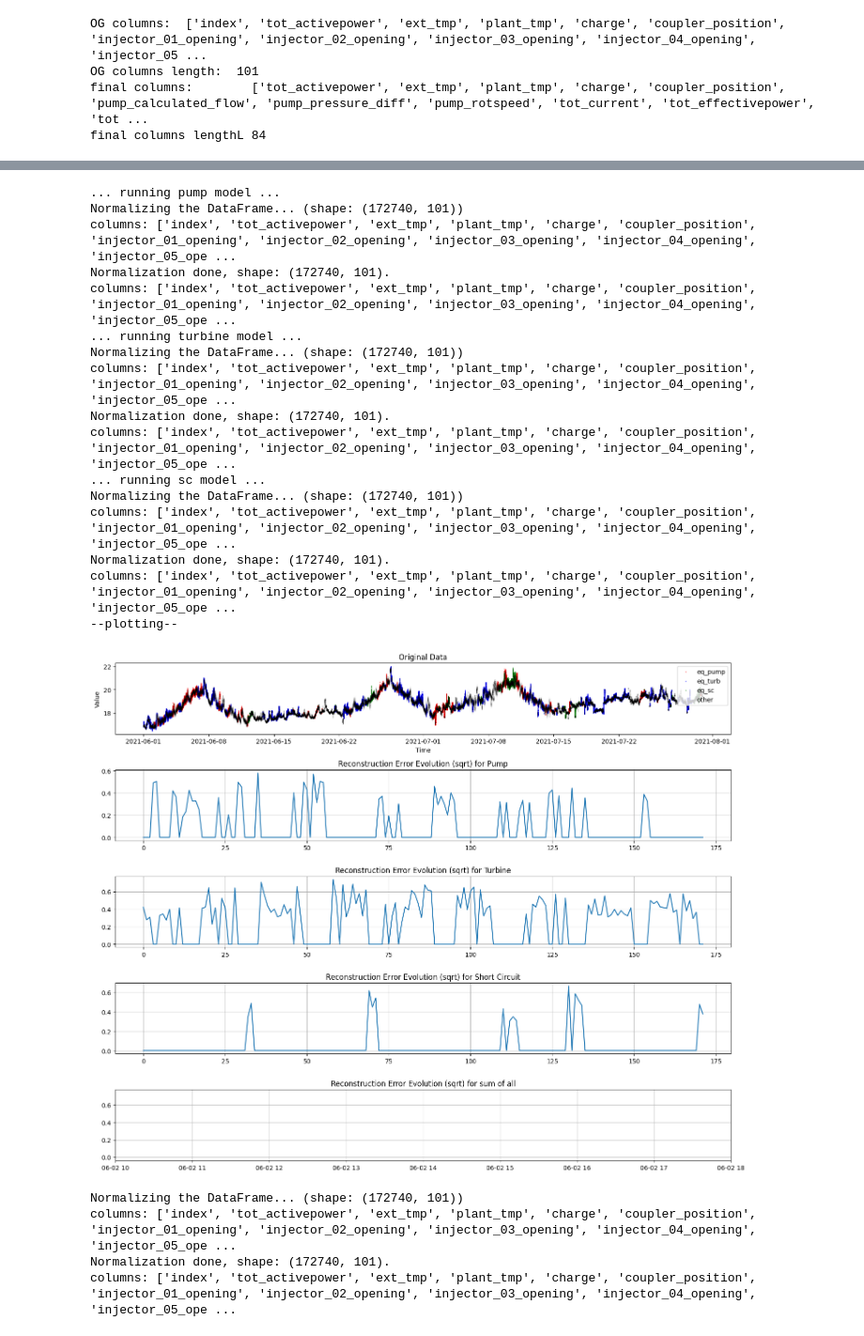
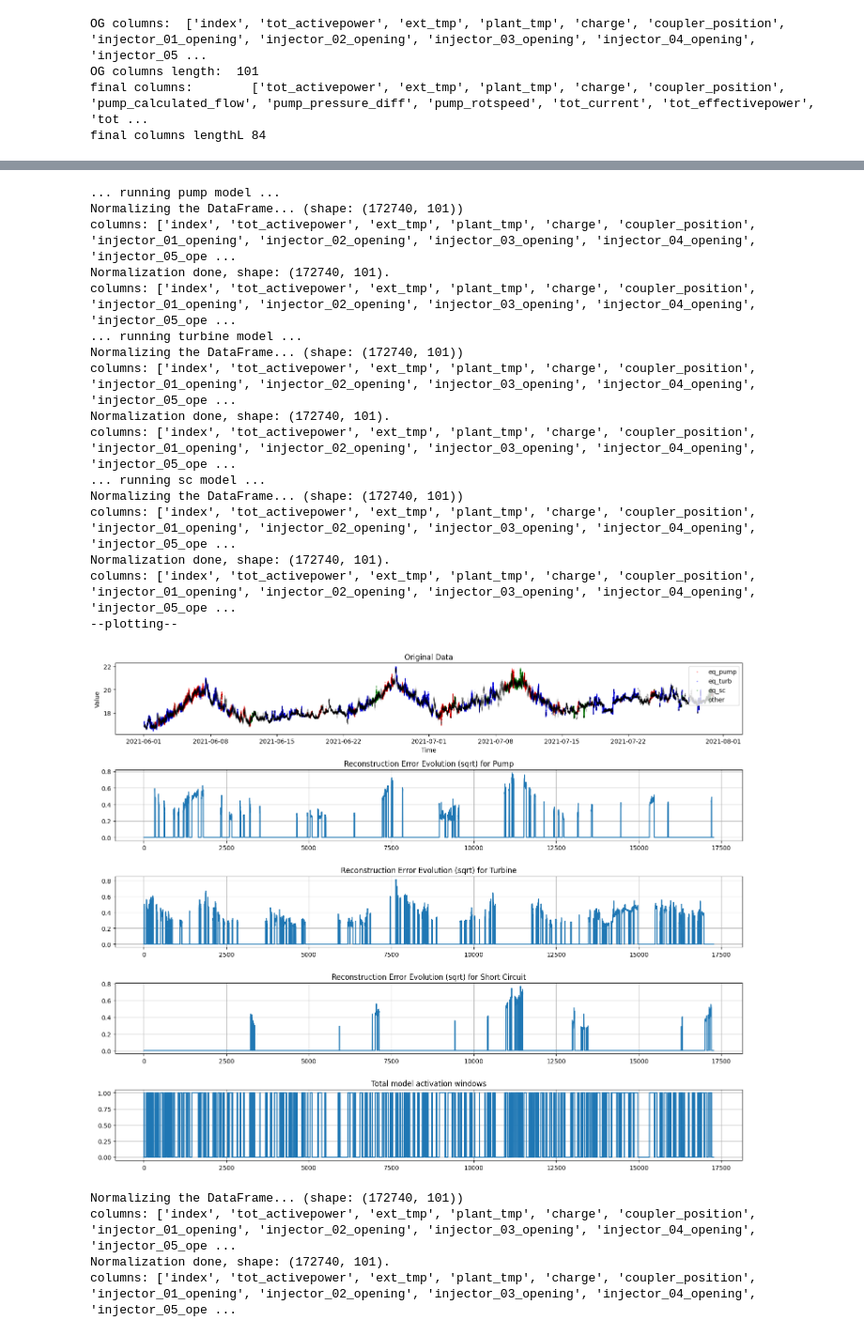
Before and after one commit to JadBh/Machine-Learning-for-Predictive-Maintenance-project, a Jupyter notebook: Cleaned_a_bit _more.ipynb, the cells around one changed output, grey strips where cells are left out. Shown at 94% size. Cells and saved outputs as stored; diff of their text form; code cells hidden in the pictures.

```diff
--- a/Cleaned_a_bit _more.ipynb
+++ b/Cleaned_a_bit _more.ipynb
@@ -96,7 +96,7 @@ vg5_train_meas = rds_u5.data_dict["train"].measurements
 vg5_train_info = rds_u5.data_dict["train"].info
 # %%
 vg5_train_meas.reset_index(inplace=True)
-vg5_train_filt_pump = vg5_train_meas [(vg5_train_meas['equilibrium_turbine_mode'] == True)]
+vg5_train_filt_pump = vg5_train_meas [(vg5_train_meas['equilibrium_pump_mode'] == True)]
     # (vg5_train_meas['equilibrium_pump_mode'] == True) & (vg5_train_meas['dyn_only_on'] == False) ]
                                         #    (vg5_train_meas['equilibrium_turbine_mode'] == True)]
                                         #    ((vg5_train_meas['equilibrium_pump_mode'] == True) & (vg5_train_meas['short_circuit_mode'] == False)) |
@@ -827,35 +810,35 @@ def plot_reconstruction_error_per_mode_combined(df, ground_truth, model, feature
     """
 
     print("... running pump model ...")
-    _ , _ , reconstruction_error_evol_pump = detect_anomalies_with_models_full_signal_specific_model(
+    _ , _ , reconstruction_error_evol_pump, activated_pump_model_bool_evol = detect_anomalies_with_models_full_signal_specific_model(
     df = df,
     model = model,
     model_type = "pump",     # pump or turbine or sc
     threshold=0.25,
-    window_size=1000,
+    window_size=10,
     stride=window_size,
     ground_truth = ground_truth,
     device="cuda" if torch.cuda.is_available() else "cpu"
 )
 
     print("... running turbine model ...")
-    _ , _ , reconstruction_error_evol_turbine = detect_anomalies_with_models_full_signal_specific_model(
+    _ , _ , reconstruction_error_evol_turbine, activated_turbine_model_bool_evol = detect_anomalies_with_models_full_signal_specific_model(
     df = df,
     model = model,
     model_type = "turbine",     # pump or turbine or sc
     threshold=0.25,
-    window_size=1000,
+    window_size=10,
     stride=window_size,
     ground_truth = ground_truth,
     device="cuda" if torch.cuda.is_available() else "cpu"
 )
     print("... running sc model ...")
-    _ , _ , reconstruction_error_evol_sc = detect_anomalies_with_models_full_signal_specific_model(
+    _ , _ , reconstruction_error_evol_sc, activated_sc_model_bool_evol = detect_anomalies_with_models_full_signal_specific_model(
     df = df,
     model = model,
     model_type = "sc",     # pump or turbine or sc
     threshold=0.25,
-    window_size=1000,
+    window_size=10,
     stride=window_size,
     ground_truth = ground_truth,
     device="cuda" if torch.cuda.is_available() else "cpu"
@@ -909,14 +892,15 @@ def plot_reconstruction_error_per_mode_combined(df, ground_truth, model, feature
         pump + turbine + sc
         for pump, turbine, sc in zip(reconstruction_error_evol_pump, reconstruction_error_evol_turbine, reconstruction_error_evol_sc)
 ]
-    plt.plot(combined_reconstruction_error)
-    plt.title("Reconstruction Error Evolution (sqrt) for sum of all")
+    plt.plot(np.array(activated_pump_model_bool_evol) | np.array(activated_turbine_model_bool_evol) | np.array(activated_sc_model_bool_evol))
+    # plt.plot(combined_reconstruction_error)
+    plt.title("Total model activation windows")
     plt.grid()
     # plt.ylim([0, 0.9])
 
     start_date = datetime(2021, 6, start, 10, 0, 0)
     end_date = datetime(2021, 6, start, 18, 0, 0)
-    plt.xlim(start_date, end_date)
+    # plt.xlim(start_date, end_date)
 
     plt.tight_layout()
     plt.show()
@@ -933,23 +928,23 @@ RuntimeError: Given normalized_shape=[128, 10], expected input with shape [*, 12
 # %%
-plot_reconstruction_error_per_mode_combined(df = vg5_s1, ground_truth = True, title = "individual reconstruction errors for testing data")
+plot_reconstruction_error_per_mode_combined(df = vg5_s1, model = model, ground_truth = True, title = "individual reconstruction errors for testing data")
 # %% [output]
 ... running pump model ...
 Normalizing the DataFrame... (shape: (172740, 101))
 columns: ['index', 'tot_activepower', 'ext_tmp', 'plant_tmp', 'charge', 'coupler_position', 'injector_01_opening', 'injector_02_opening', 'injector_03_opening', 'injector_04_opening', 'injector_05_ope ...
 Normalization done, shape: (172740, 101).
 columns: ['index', 'tot_activepower', 'ext_tmp', 'plant_tmp', 'charge', 'coupler_position', 'injector_01_opening', 'injector_02_opening', 'injector_03_opening', 'injector_04_opening', 'injector_05_ope ...
 ... running turbine model ...
 Normalizing the DataFrame... (shape: (172740, 101))
 columns: ['index', 'tot_activepower', 'ext_tmp', 'plant_tmp', 'charge', 'coupler_position', 'injector_01_opening', 'injector_02_opening', 'injector_03_opening', 'injector_04_opening', 'injector_05_ope ...
 Normalization done, shape: (172740, 101).
 columns: ['index', 'tot_activepower', 'ext_tmp', 'plant_tmp', 'charge', 'coupler_position', 'injector_01_opening', 'injector_02_opening', 'injector_03_opening', 'injector_04_opening', 'injector_05_ope ...
 ... running sc model ...
 Normalizing the DataFrame... (shape: (172740, 101))
 columns: ['index', 'tot_activepower', 'ext_tmp', 'plant_tmp', 'charge', 'coupler_position', 'injector_01_opening', 'injector_02_opening', 'injector_03_opening', 'injector_04_opening', 'injector_05_ope ...
 Normalization done, shape: (172740, 101).
 columns: ['index', 'tot_activepower', 'ext_tmp', 'plant_tmp', 'charge', 'coupler_position', 'injector_01_opening', 'injector_02_opening', 'injector_03_opening', 'injector_04_opening', 'injector_05_ope ...
 --plotting--
-[figure, old version]
+[figure, new version]
 # %%
 
 # alarm_signal, recon_signals, reconstruction_error_evol = detect_anomalies_with_models_full_signal_specific_model(
```
Also changed, not shown: parts of 10 cells of this notebook, 1 other file.
